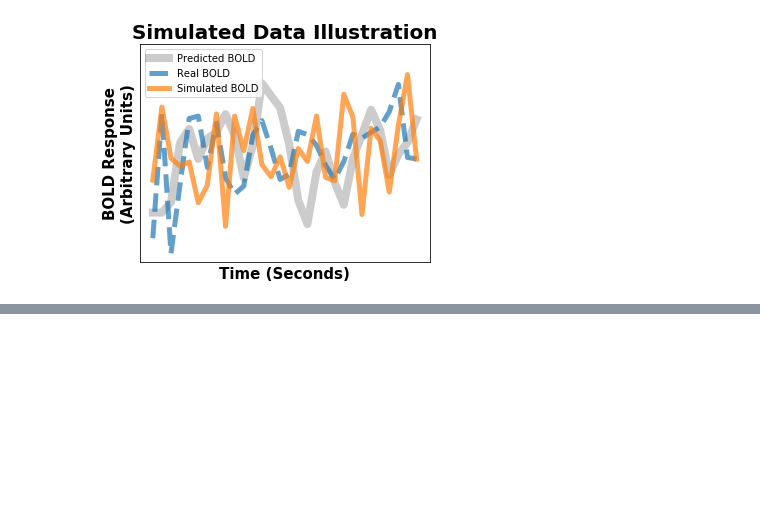
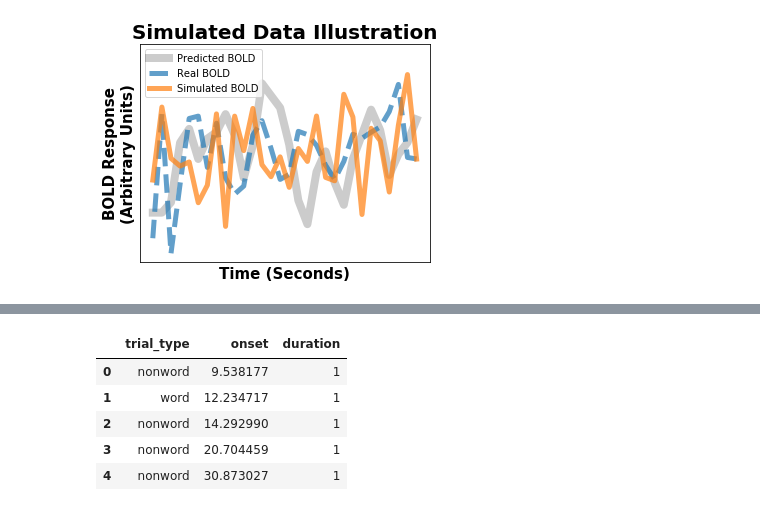
Before and after one commit to jdkent/BetaSeriesRealDataAnalysis, a Jupyter notebook: introductionFigures/introduction_figures.ipynb, the cells around one changed output, grey strips where cells are left out. Cells and saved outputs as stored; diff of their text form; code cells hidden in the pictures; blank space fills up the shorter version.

```diff
--- a/introductionFigures/introduction_figures.ipynb
+++ b/introductionFigures/introduction_figures.ipynb
@@ -466,0 +521,10 @@ save_eps(fig, "./outputs/methods-simulation_example_separate")
+# %%
+event_related_df = pd.DataFrame({"trial_type": trial_type, "onset": onsets, "duration": [1] * len(onsets)})
+event_related_df.head()
+# %% [output]
+|  | trial_type | onset | duration |
+| 0 | nonword | 9.538177 | 1 |
+| 1 | word | 12.234717 | 1 |
+| 2 | nonword | 14.292990 | 1 |
+| 3 | nonword | 20.704459 | 1 |
+| 4 | nonword | 30.873027 | 1 |
```
Also changed, not shown: parts of 16 cells of this notebook, 13 other files.
